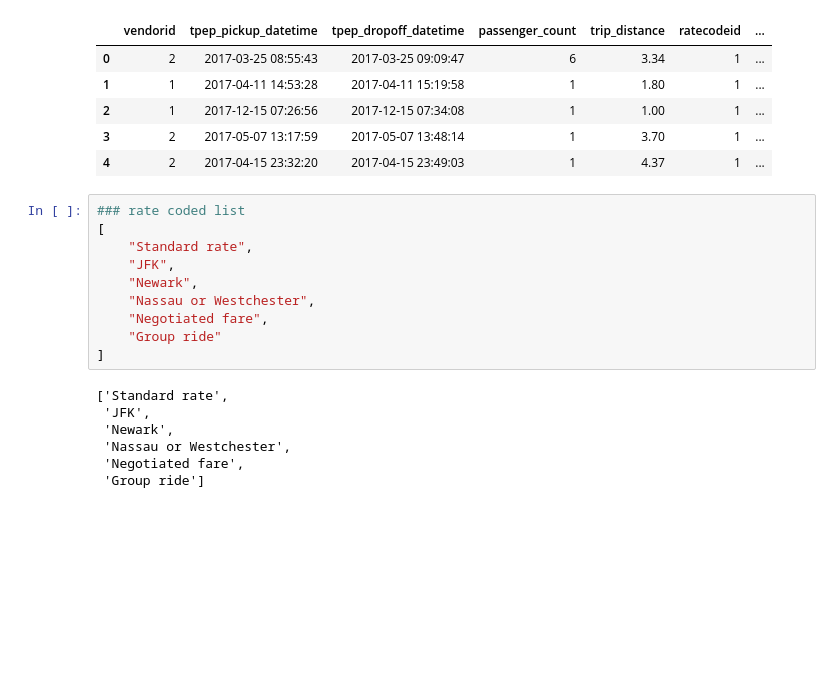
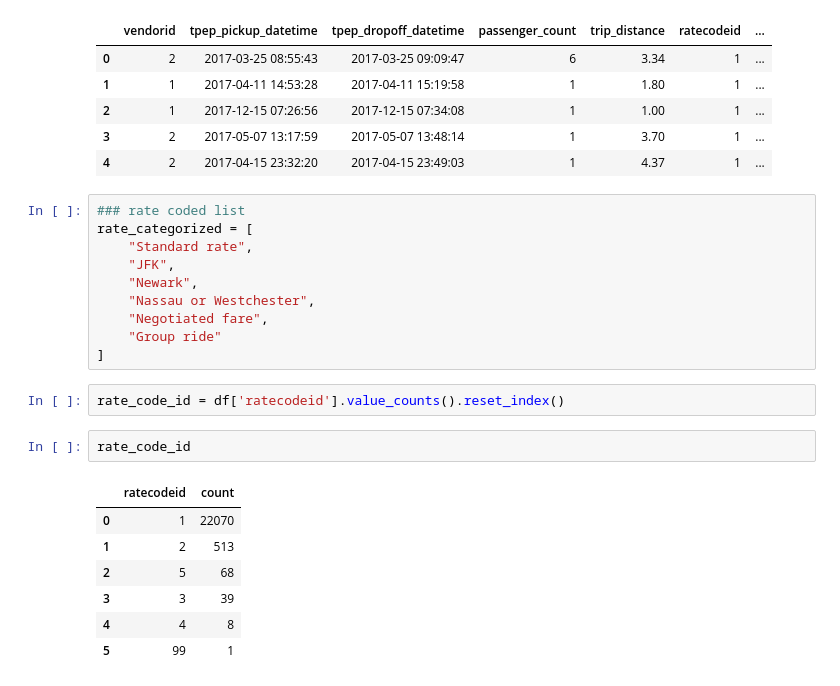
Before and after one commit to BishalJung7377/2017_yello_taxi_google_data_analytics, a Jupyter notebook: ny_taxi_data.ipynb, the cells around one changed output. Saved outputs shown, nothing was run; the diff lists cells and outputs as text; blank space fills up the shorter version.

```diff
--- a/ny_taxi_data.ipynb
+++ b/ny_taxi_data.ipynb
@@ -326,7 +356,7 @@ df.head()
 | 4 | 2 | 2017-04-15 23:32:20 | 2017-04-15 23:49:03 | 1 | 4.37 | 1 | ... |
 # %%
 ### rate coded list
-[
+rate_categorized = [
     "Standard rate",
     "JFK",
     "Newark",
@@ -334,10 +364,15 @@ df.head()
     "Negotiated fare",
     "Group ride"
 ]
-# %% [output]
-['Standard rate',
- 'JFK',
- 'Newark',
- 'Nassau or Westchester',
- 'Negotiated fare',
- 'Group ride']
+# %%
+rate_code_id = df['ratecodeid'].value_counts().reset_index()
+# %%
+rate_code_id
+# %% [output]
+|  | ratecodeid | count |
+| 0 | 1 | 22070 |
+| 1 | 2 | 513 |
+| 2 | 5 | 68 |
+| 3 | 3 | 39 |
+| 4 | 4 | 8 |
+| 5 | 99 | 1 |
```
Also changed, not shown: parts of 5 cells of this notebook.
